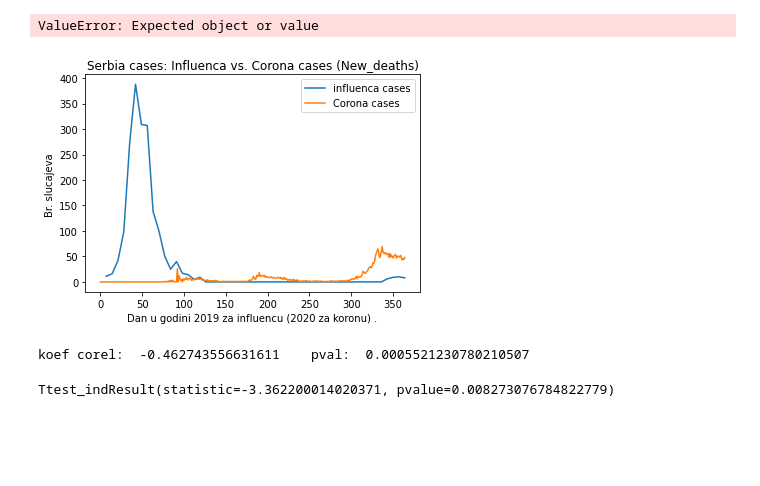
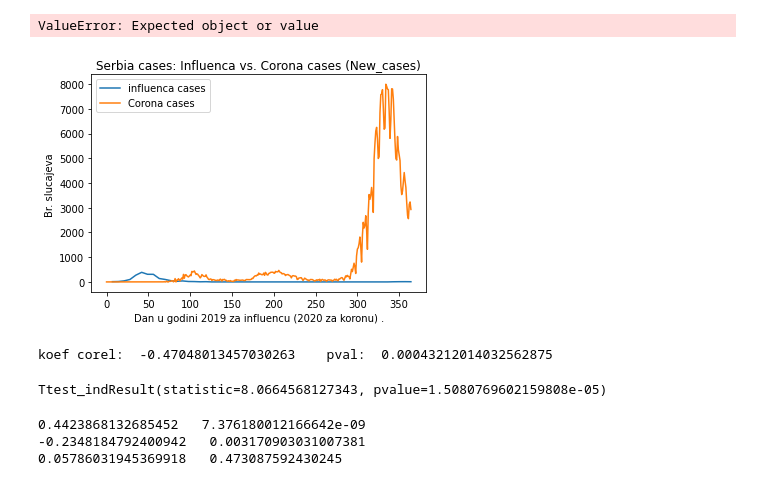
Before and after one commit to markodjukanovic90/belbi-cov19, a Jupyter notebook: skripta/skripta_belbi.ipynb, the cells around one changed output. Saved outputs shown, nothing was run; the diff lists cells and outputs as text; code cells hidden in the pictures; blank space fills up the shorter version.

```diff
--- a/skripta/skripta_belbi.ipynb
+++ b/skripta/skripta_belbi.ipynb
@@ -80,7 +80,7 @@ flu_serbia_y2020_w10 = flu_serbia_y2020[ (flu_serbia_y2020["Week"] >= 0)] # & (f
 # columns to use
 
 column_flu_compare = "ALL_INF" # "INF_A"
-column = "New_deaths" #or "New_cases"
+column = "New_cases" #or "New_cases"
 shift = 0
 
 pt.plot(flu_serbia_y2020_w10["Week"] * 7, flu_serbia_y2020_w10[ column_flu_compare ], label="influenca cases" )
@@ -105,36 +105,60 @@ pt.show()
 from scipy.stats import spearmanr
 #print(who_dat_serbia_pos)
 
 # cumul. per week function:
 
 def cumul_by_week(dat):
     cumul_by_week_serbia = []
     for i in range(len(dat) // 7 ):
         cumul_by_week_serbia.append(dat[ column ][ i*7 :  (i+1) * 7 ].mean())
 
     return cumul_by_week_serbia
 
 cumul_by_week_serbia = cumul_by_week(who_dat_serbia_pos)
 
 value, pval = spearmanr(flu_serbia_y2020_w10[ column_flu_compare ].values, cumul_by_week_serbia  )
 print("koef corel: ", value, " ", " pval: ", pval)
 
 # signiffincant difference: january == march (death cases Corona 2021 vs. Flu 2019), first 70 days of the respective years
 
 who_dat_serbia_year2021 = who_dat_serbia[who_dat_serbia["Date_reported"] >= "2021-01-01"][0:70]
 flu_serbia_y2019_w10  = flu_serbia_y2020_w10[flu_serbia_y2020_w10["Week"] <= 10 ]
 cumul_by_week_serbia_y2021 = cumul_by_week(who_dat_serbia_year2021)
 
 from scipy import stats
 #This is a two-sided test for the null hypothesis that 2 independent samples have identical average (expected) values. This test assumes that the populations have identical variances by default.
 # H_0: mi_1 = mi_2 (same mean values) H_1: mi_1 < mi_2
 stats.ttest_ind(cumul_by_week_serbia_y2021, flu_serbia_y2019_w10[ column_flu_compare ].values, equal_var = False)
 
 # Pitanje: da li ovo znaci da nema bitnije razlike izmedju ocekivanog broja umrlih od korone u 2021 i broja od influence u 2019 (januar-mart)?
 # %% [output]
-[figure, old version]
+[figure, new version]
-koef corel:  -0.462743556631611    pval:  0.0005521230780210507
+koef corel:  -0.47048013457030263    pval:  0.00043212014032562875
-Ttest_indResult(statistic=-3.362200014020371, pvalue=0.008273076784822779)
+Ttest_indResult(statistic=8.0664568127343, pvalue=1.5080769602159808e-05)
+# %%
+import pandas as pd
+from scipy.stats import pearsonr, spearmanr
+
+world = pd.read_csv("../data/world-covid-data.csv")
+world_todate = world[world["date"] == "2/14/2021"] # newest date in the data ==> read data at this point
+# world_todate = world_todate.dropna()
+# aggregate:
+ww_restr = world_todate[["iso_code", "total_deaths_per_million", "hospital_beds_per_thousand", "cardiovasc_death_rate", "diabetes_prevalence"] ]
+ww_restr_group = ww_restr.groupby(["iso_code"]).agg({"total_deaths_per_million": "max", "hospital_beds_per_thousand" : "max", "cardiovasc_death_rate" : "max", "diabetes_prevalence": "max"})
+ww_restr_group = ww_restr_group.reset_index()
+ww_restr_group
+# correlation  between some attrbutes ==> all countries considered
+coef, pval = spearmanr(ww_restr_group.dropna()["total_deaths_per_million"], ww_restr_group.dropna()["hospital_beds_per_thousand"])
+print(coef, " ", pval)
+
+coef, pval = spearmanr(ww_restr_group.dropna()["total_deaths_per_million"], ww_restr_group.dropna()["cardiovasc_death_rate"])
+print(coef, " ", pval)
+coef, pval = spearmanr(ww_restr_group.dropna()["total_deaths_per_million"], ww_restr_group.dropna()["diabetes_prevalence"])
+print(coef, " ", pval)
+# %% [output]
+0.4423868132685452   7.376180012166642e-09
+-0.2348184792400942   0.003170903031007381
+0.05786031945369918   0.473087592430245
 # %%
 """
 from sklearn import datasets
```
Also changed, not shown: parts of 1 cell of this notebook.
